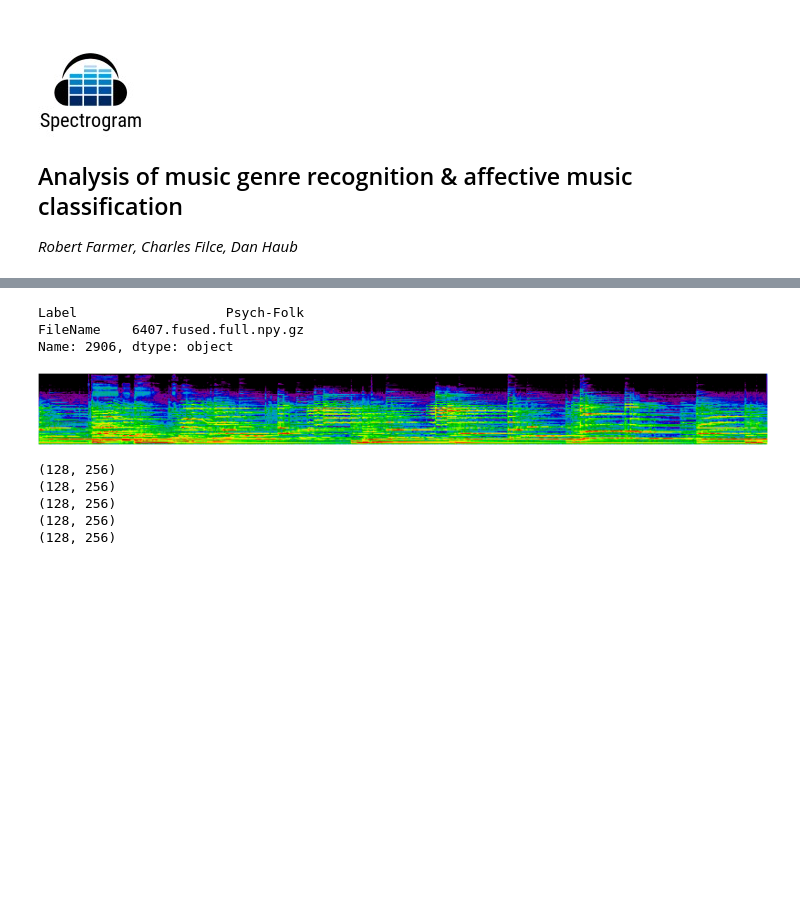
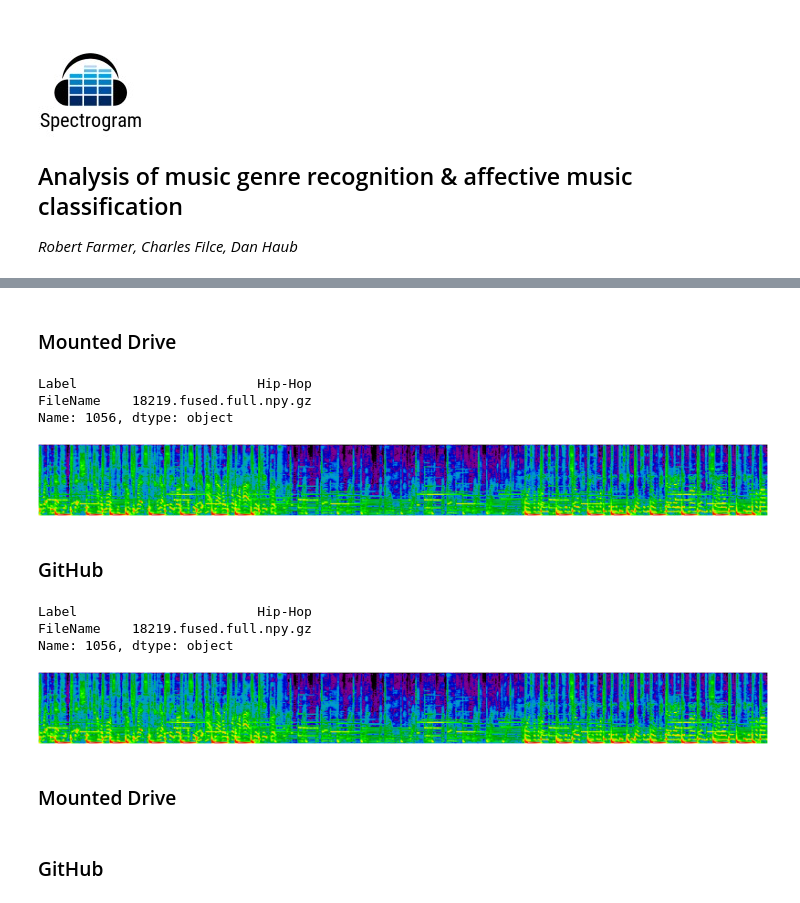
Before and after one commit to danshaub/Spectography, a Jupyter notebook: Music_Spec.ipynb, the cells around one changed output, grey strips where cells are left out. Drawn from its saved outputs; the diff is of its cells as text; code cells hidden in the pictures; blank space fills up the shorter version.

```diff
--- a/Music_Spec.ipynb
+++ b/Music_Spec.ipynb
@@ -36,18 +24,26 @@ from scipy.fft import fftshift
 
 # Get file object for spectrogram data.
 # Takes label and file name as params
-def getFile(label,name):
-  file = r'https://github.com/danshaub/Spectography/blob/main/data/fma_genre_spectrograms/'
-  file += label + '/' + name + '?raw=true'
-  return(urllib.request.urlopen(file))
+def getFile(label,name, from_git=False):
+  if from_git:
+    file = r'https://github.com/danshaub/Spectography/blob/main/data/fma_genre_spectrograms/'
+    file += label + '/' + name + '?raw=true'
+    return(urllib.request.urlopen(file))
+  else:
+    file = r'/content/drive/MyDrive/fma_genre_spectrograms/'    # Edit path to Google Drive folder if necessary
+    file += label + '/' + name
+    return(open(file, "rb"))
+
 
 # Get an ndarray of spectrogram data.
 # Takes either a file name, file object, or a tuple in the form (lable, fileName) anr
-def openSpec(fileName=None, fileObj=None, attr=None):
+def openSpec(fileName=None, fileObj=None, attr=None, from_git=False):
   if attr:
-    fileObj = getFile(attr[0],attr[1])
+    fileObj = getFile(attr[0],attr[1], from_git=from_git)
   with gzip.GzipFile(filename=fileName, fileobj=fileObj, mode='r') as f:
-    return np.flip(np.load(f)[:128], 0)
+    spec = np.flip(np.load(f)[:128], 0)
+    fileObj.close()
+    return spec
 
 # Displays spectrogram for a given song
 # Takes an ndarray of spectrogram data and a compression value
@@ -59,6 +55,8 @@ def viewSpec(spec, compression=3):
   plt.axis('off')
   plt.show()
 
+# Splits each spectrogram into a list of smaller spectrograms
+# Each element of the list is a numpy array of shape (128, 256)
 def splitSpec(spec):
   frames = []
   for i in range(0, spec.shape[1], 256):
@@ -90,26 +91,40 @@ test.head()
+# %% [markdown]
+### Mounted Drive
 # %%
 import random
 
+# Picks a random spectrogram
 indx = random.randint(0, len(full)-1)
 row = full.iloc[indx]
 
 print(row)
 
-# This is how the data from the dataset is accessed
+# Opens the spectrogram and displays it
 spec = openSpec(attr=(row['Label'],row['FileName']))
 viewSpec(spec)
 # %% [output]
-Label                   Psych-Folk
-FileName    6407.fused.full.npy.gz
-Name: 2906, dtype: object
+Label                       Hip-Hop
+FileName    18219.fused.full.npy.gz
+Name: 1056, dtype: object
-[figure, old version]
+[figure, new version]
-# %%
-sps = splitSpec(spec)
-for sp in sps:
-  print(sp.shape)
-# %% [output]
-(128, 256)
-(128, 256)
-(128, 256)
-(128, 256)
-(128, 256)
+# %% [markdown]
+### GitHub
+# %%
+import random
+
+# Picks a random spectrogram
+indx = random.randint(0, len(full)-1)
+row = full.iloc[indx]
+
+print(row)
+
+# Opens the spectrogram and displays it
+spec = openSpec(attr=(row['Label'],row['FileName']), from_git=True)
+viewSpec(spec)
+# %% [output]
+Label                       Hip-Hop
+FileName    18219.fused.full.npy.gz
+Name: 1056, dtype: object
+[figure, added]
+# %% [markdown]
+### Mounted Drive
@@ -115,0 +146,2 @@ for sp in sps:
+# %% [markdown]
+### GitHub
```
Also changed, not shown: parts of 26 cells of this notebook.
